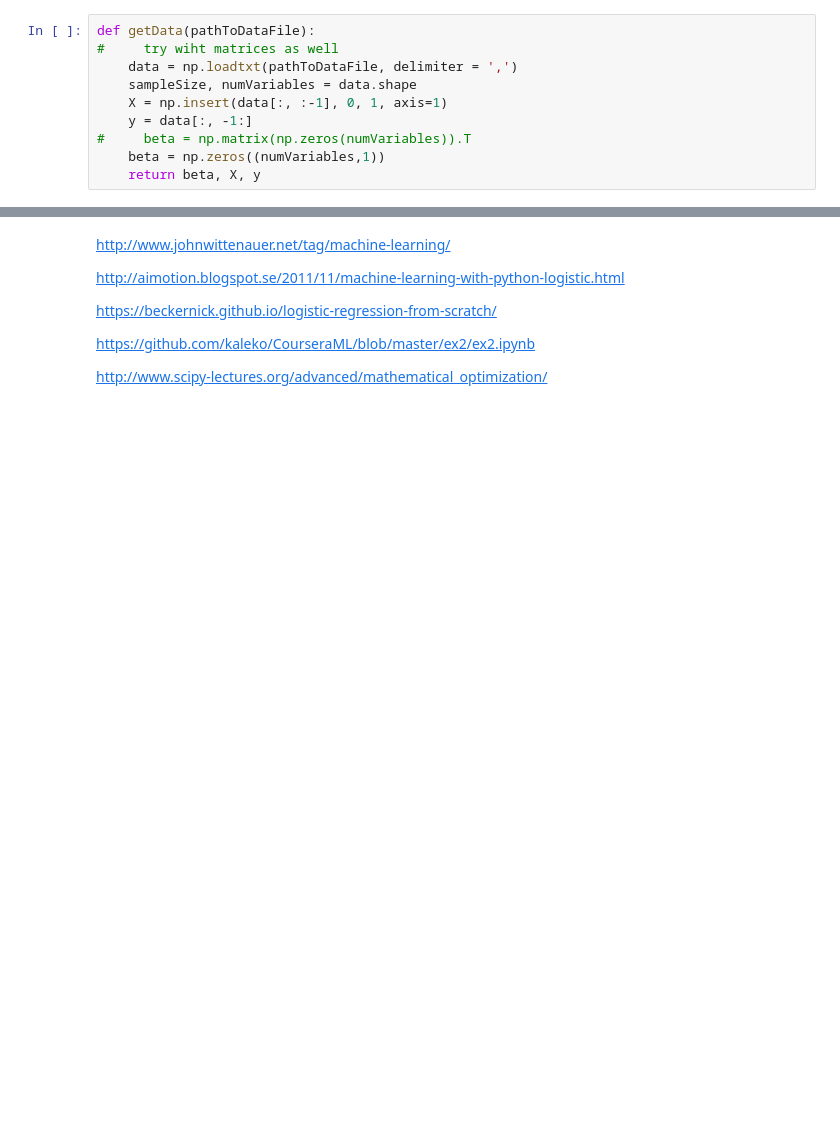
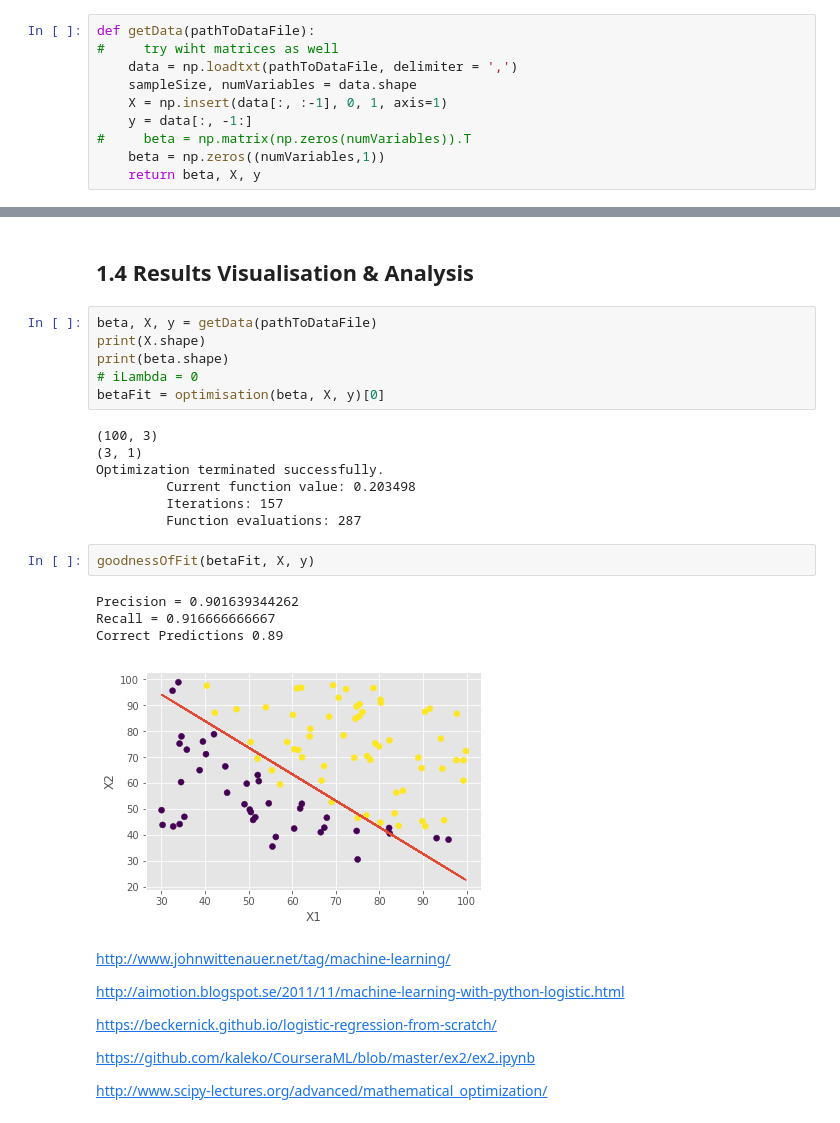
Before and after one commit to nikita-loik/andrew_ng_2_-python, a Jupyter notebook: 2_logisticRegression/logisticRegression.ipynb, the cells around one changed output, grey strips where cells are left out. Cells and saved outputs as stored; diff of their text form; blank space fills up the shorter version.

```diff
--- a/2_logisticRegression/logisticRegression.ipynb
+++ b/2_logisticRegression/logisticRegression.ipynb
@@ -118,3 +118,25 @@ precisionANDrecal(betasFit, Xs, Ys)
+# %% [markdown]
+## 1.4 Results Visualisation & Analysis
+# %%
+beta, X, y = getData(pathToDataFile)
+print(X.shape)
+print(beta.shape)
+# iLambda = 0
+betaFit = optimisation(beta, X, y)[0]
+# %% [output]
+(100, 3)
+(3, 1)
+Optimization terminated successfully.
+         Current function value: 0.203498
+         Iterations: 157
+         Function evaluations: 287
+# %%
+goodnessOfFit(betaFit, X, y)
+# %% [output]
+Precision = 0.901639344262
+Recall = 0.916666666667
+Correct Predictions 0.89
+[figure, added]
 # %% [markdown]
 http://www.johnwittenauer.net/tag/machine-learning/
 
```
Also changed, not shown: parts of 13 cells of this notebook, 6 other files.
